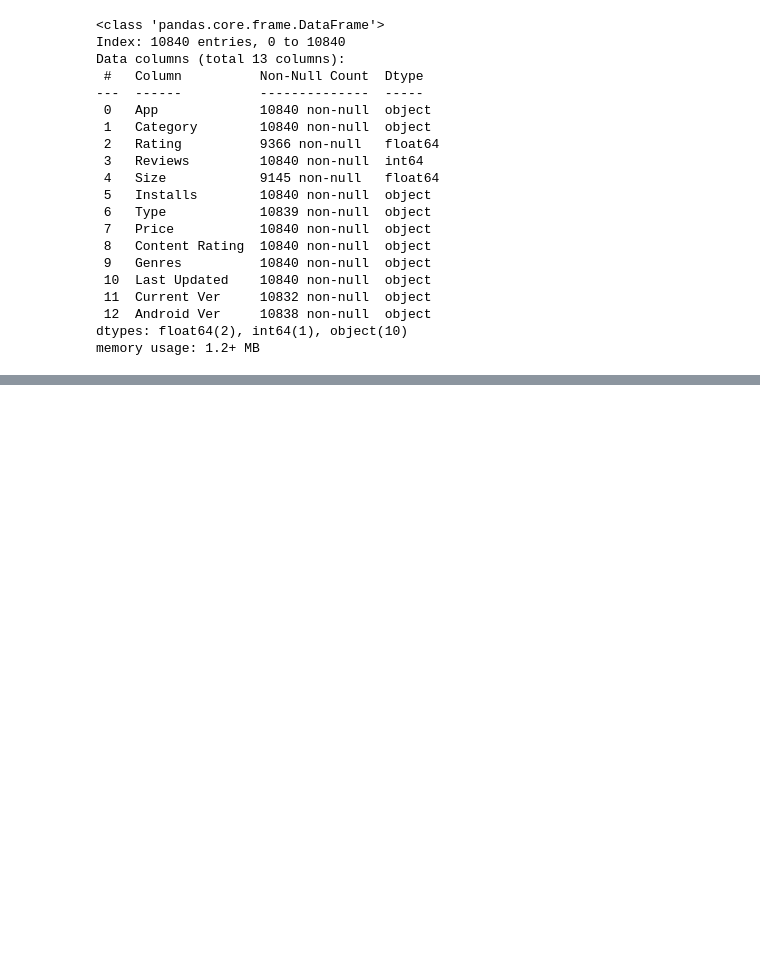
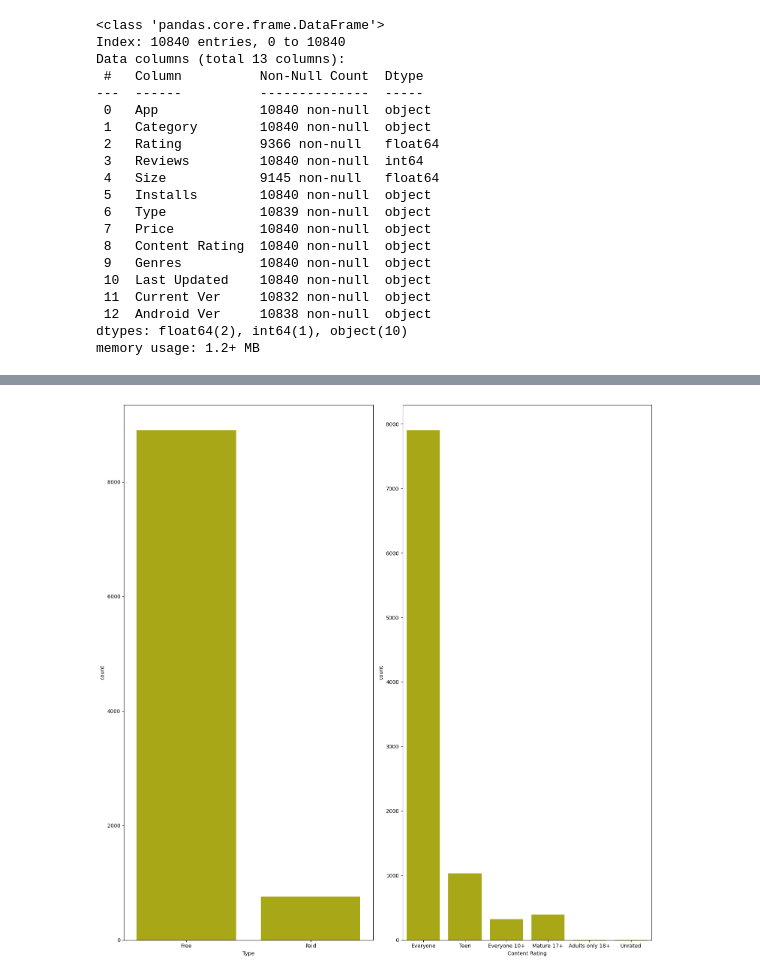
Before and after one commit to elifduman23/Feature-Engineering-GooglePlayStore.csv, a Jupyter notebook: Feature Engineering with Google Play Dataset.ipynb, the cells around one changed output, grey strips where cells are left out. Drawn from its saved outputs; the diff is of its cells as text; code cells hidden in the pictures; blank space fills up the shorter version.

```diff
--- a/Feature Engineering with Google Play Dataset.ipynb
+++ b/Feature Engineering with Google Play Dataset.ipynb
@@ -305,0 +520,12 @@ memory usage: 1.2+ MB
+# %%
+plt.figure(figsize=(15,15))
+category=["Type","Content Rating"]
+
+for i in range(0,len(category)):
+    plt.subplot(1,2,i+1)
+    sns.countplot(x=data_new[category[i]],color="y",fill=True)
+    plt.xlabel(category[i])
+    plt.tight_layout()
+plt.show()
+# %% [output]
+[figure, added]
```
Also changed, not shown: parts of 54 cells of this notebook.
